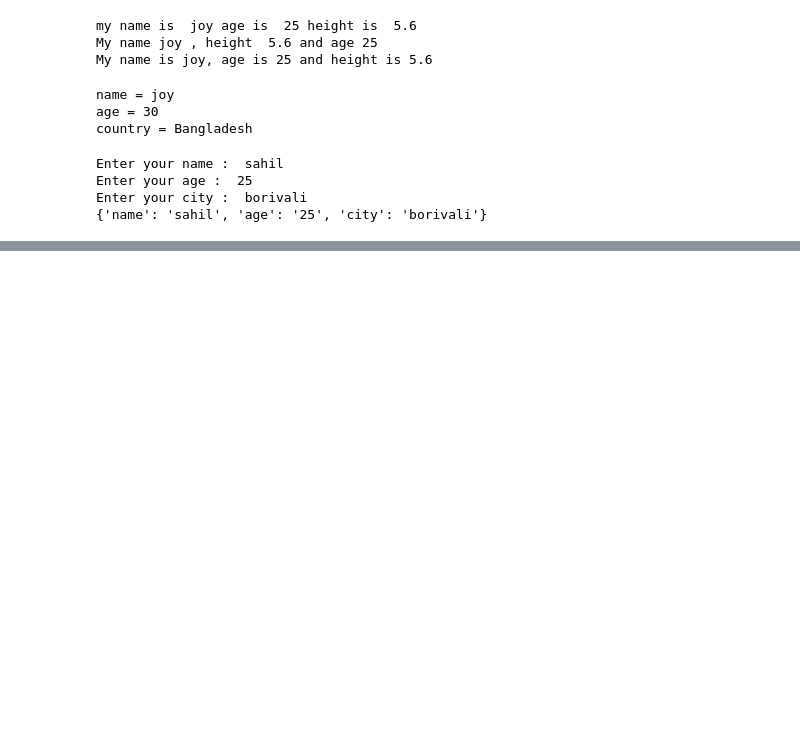
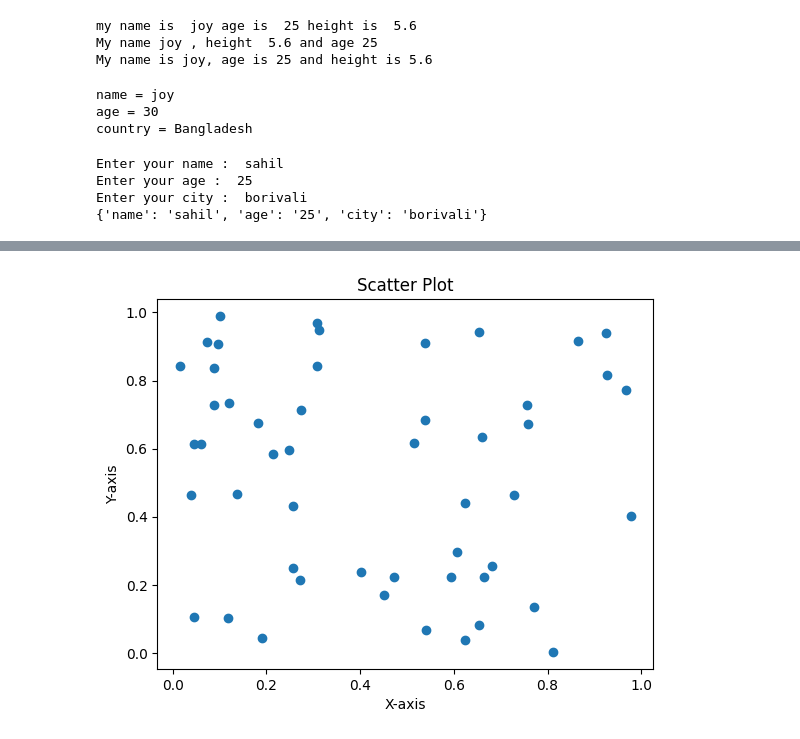
Before and after one commit to sho786aib/python_shoeb_learning, a Jupyter notebook: Shoeb_python.ipynb, the cells around one changed output, grey strips where cells are left out. Cells and saved outputs as stored; diff of their text form; code cells hidden in the pictures; blank space fills up the shorter version.

```diff
--- a/Shoeb_python.ipynb
+++ b/Shoeb_python.ipynb
@@ -703,0 +1005,13 @@ Enter your city :  borivali
+# %%
+#Scatter Plot: A scatter plot with random data points.
+import matplotlib.pyplot as plt
+import numpy as np
+x = np.random.rand(50)
+y = np.random.rand(50)
+plt.scatter(x, y)
+plt.xlabel('X-axis')
+plt.ylabel('Y-axis')
+plt.title('Scatter Plot')
+plt.show()
+# %% [output]
+[figure, added]
```
Also changed, not shown: parts of 23 cells of this notebook.
